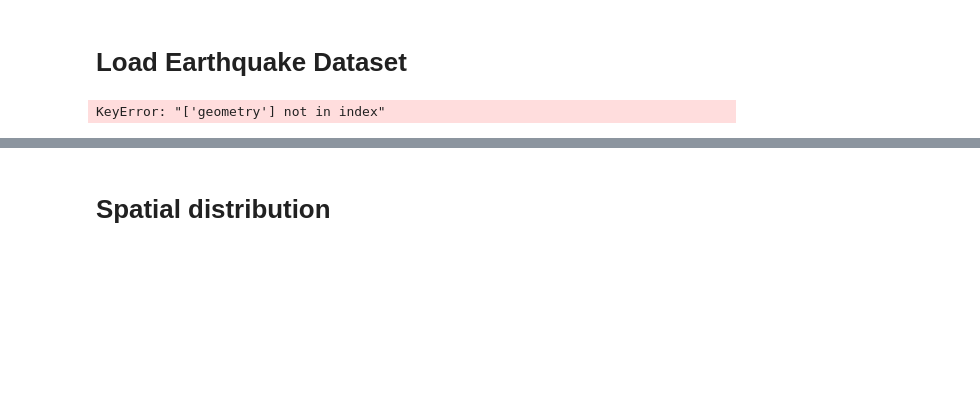
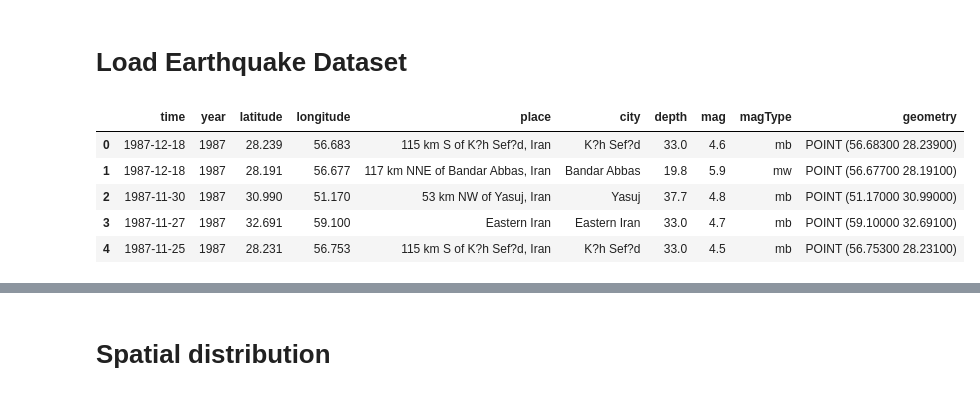
Before and after one commit to arifadli/Exploratory-Spatial-Data-Analysis, a Jupyter notebook: Earthquake Research/ESDA - Earthquake Iran.ipynb, the cells around one changed output, grey strips where cells are left out. Drawn from its saved outputs; the diff is of its cells as text; code cells hidden in the pictures; blank space fills up the shorter version.

```diff
--- a/Earthquake Research/ESDA - Earthquake Iran.ipynb
+++ b/Earthquake Research/ESDA - Earthquake Iran.ipynb
@@ -214,36 +312,41 @@ merged_df = pd.concat([df1, df2, df3, df4], ignore_index=True)
 
 # creating a geometry column
 geometry = [Point(xy) for xy in zip(merged_df['longitude'], merged_df['latitude'])]
 
 # Coordinate reference system : WGS84
 crs = {'init': 'epsg:4326'}
 
 # Creating a Geographic data frame
 gdf = gpd.GeoDataFrame(merged_df, crs=crs, geometry=geometry)
 
 gdf.head(10)
 
 df=gdf
 
 # Konversi kolom 'time' ke format datetime
-merged_df['time'] = pd.to_datetime(merged_df['time'])
+df['time'] = pd.to_datetime(df['time'])
 
 # Seleksi data hanya untuk tahun 1968 - 2018
-df_selected = merged_df[(merged_df['time'].dt.year >= 1968) & (merged_df['time'].dt.year <= 2018)].copy()
+df_selected = df[(df['time'].dt.year >= 1968) & (df['time'].dt.year <= 2018)].copy()
 
 # Memperbarui kolom 'city' dengan menggunakan .loc
 df_selected['city'] = df_selected['place'].str.split(',').str[0].str.split('of').str[-1].str.strip()
 
 df_selected['year'] = df_selected['time'].dt.year
 # Ubah format kolom 'time' menjadi YYYY-MM-DD
 df_selected['time'] = df_selected['time'].dt.strftime('%Y-%m-%d')
 
 
 # Mengambil hanya kolom yang diinginkan
 df_selected = df_selected[['time','year' , 'latitude', 'longitude', 'place', 'city','depth', 'mag', 'magType','geometry']]
 df_selected.head()
 # %% [output]
-KeyError: "['geometry'] not in index"
+|  | time | year | latitude | longitude | place | city | depth | mag | magType | geometry |
+| 0 | 1987-12-18 | 1987 | 28.239 | 56.683 | 115 km S of K?h Sef?d, Iran | K?h Sef?d | 33.0 | 4.6 | mb | POINT (56.68300 28.23900) |
+| 1 | 1987-12-18 | 1987 | 28.191 | 56.677 | 117 km NNE of Bandar Abbas, Iran | Bandar Abbas | 19.8 | 5.9 | mw | POINT (56.67700 28.19100) |
+| 2 | 1987-11-30 | 1987 | 30.990 | 51.170 | 53 km NW of Yasuj, Iran | Yasuj | 37.7 | 4.8 | mb | POINT (51.17000 30.99000) |
+| 3 | 1987-11-27 | 1987 | 32.691 | 59.100 | Eastern Iran | Eastern Iran | 33.0 | 4.7 | mb | POINT (59.10000 32.69100) |
+| 4 | 1987-11-25 | 1987 | 28.231 | 56.753 | 115 km S of K?h Sef?d, Iran | K?h Sef?d | 33.0 | 4.5 | mb | POINT (56.75300 28.23100) |
 # %%
 # Group by 'city' and count earthquakes in each city
 city_earthquake_counts = df_selected.groupby('place').size().reset_index(name='earthquake_count')
```
Also changed, not shown: parts of 18 cells of this notebook.
